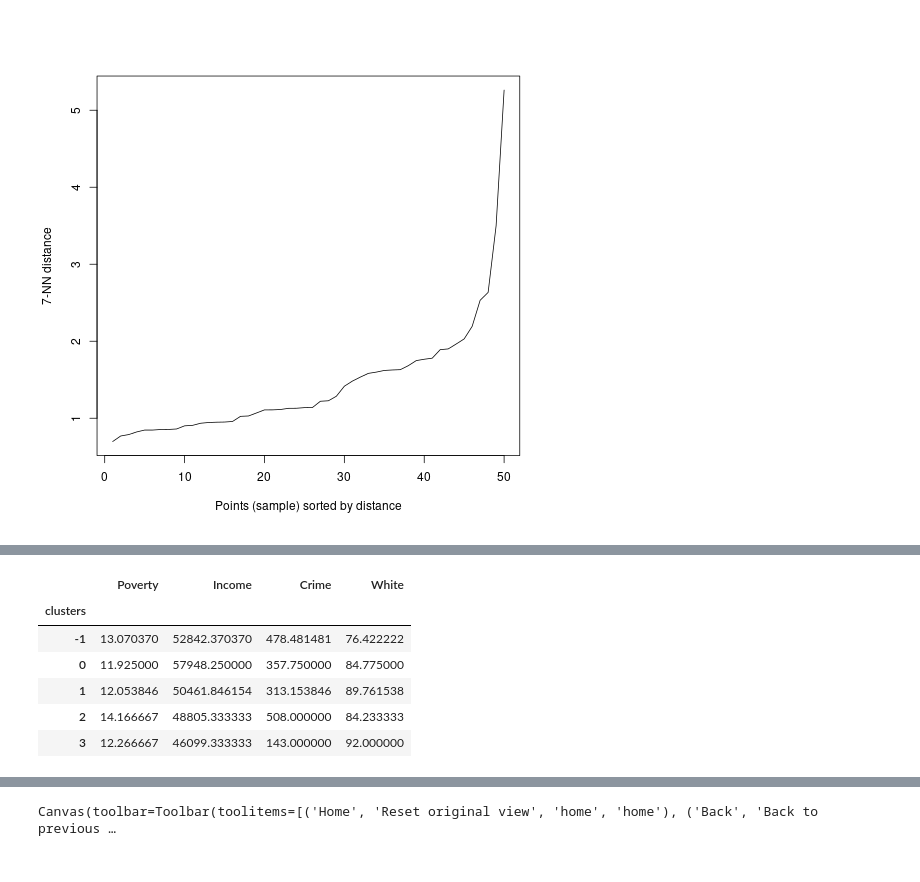
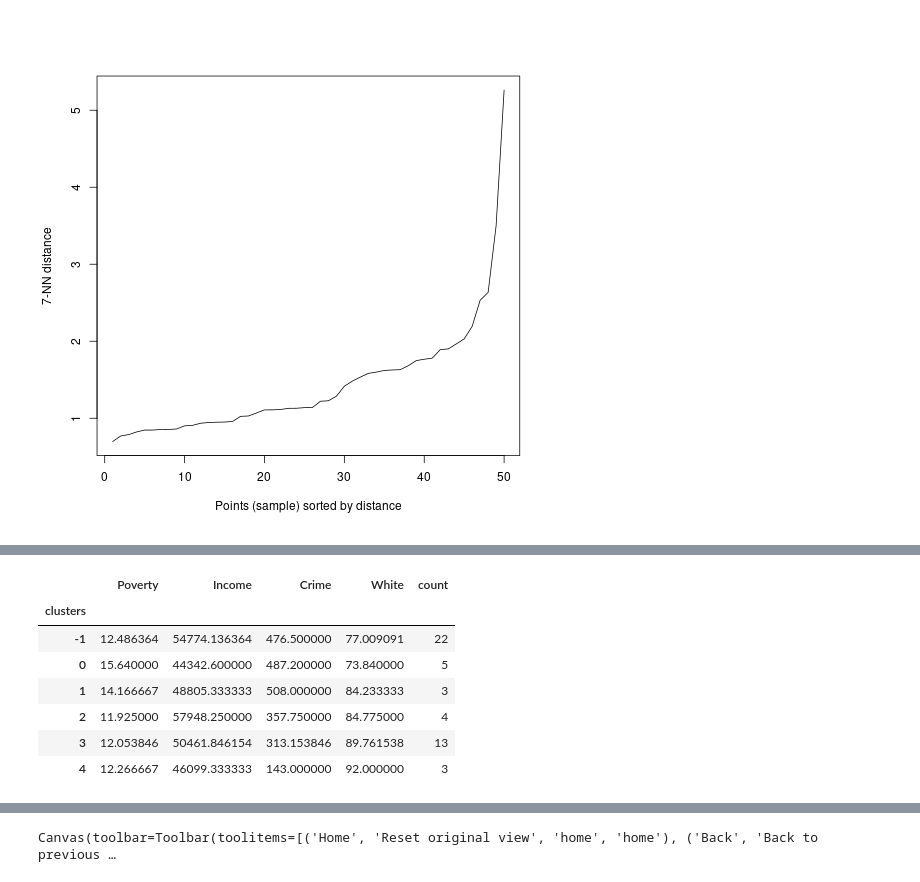
Before and after one commit to webclinic017/Python-Stock-1, a Jupyter notebook: DBScan-ElasticNet.ipynb, the cells around one changed output, grey strips where cells are left out. Drawn from its saved outputs; the diff is of its cells as text; code cells hidden in the pictures.

```diff
--- a/DBScan-ElasticNet.ipynb
+++ b/DBScan-ElasticNet.ipynb
@@ -320,7 +383,7 @@ clusters = []
 
 for i in range(0,len(eps_tries)):
 
-    db = DBSCAN(eps=eps_tries[i], min_samples=3).fit(set_)
+    db = DBSCAN(eps=eps_tries[i], min_samples=2).fit(set_)
     labels = db.labels_
     #print (labels)
     X["Clus_Db"]=labels
@@ -357,10 +411,13 @@ array([0.84616409, 0.06825231, 0.75061091, 0.94179815, 0.5773916 ,
 # %%
-all_data[all_data['clusters']>=-1][set_.columns].groupby('clusters').mean()
+summary_set = all_data[all_data['clusters']>=-1][set_.columns].groupby('clusters').mean()
+summary_set["count"] = pd.DataFrame(all_data[all_data['clusters']>=-1][set_.columns].groupby('clusters').count())[set_.columns[0]]
+summary_set
 # %% [output]
-|  | Poverty | Income | Crime | White |
-| clusters |  |  |  |  |
-| -1 | 13.070370 | 52842.370370 | 478.481481 | 76.422222 |
-| 0 | 11.925000 | 57948.250000 | 357.750000 | 84.775000 |
-| 1 | 12.053846 | 50461.846154 | 313.153846 | 89.761538 |
-| 2 | 14.166667 | 48805.333333 | 508.000000 | 84.233333 |
-| 3 | 12.266667 | 46099.333333 | 143.000000 | 92.000000 |
+|  | Poverty | Income | Crime | White | count |
+| clusters |  |  |  |  |  |
+| -1 | 12.486364 | 54774.136364 | 476.500000 | 77.009091 | 22 |
+| 0 | 15.640000 | 44342.600000 | 487.200000 | 73.840000 | 5 |
+| 1 | 14.166667 | 48805.333333 | 508.000000 | 84.233333 | 3 |
+| 2 | 11.925000 | 57948.250000 | 357.750000 | 84.775000 | 4 |
+| 3 | 12.053846 | 50461.846154 | 313.153846 | 89.761538 | 13 |
+| 4 | 12.266667 | 46099.333333 | 143.000000 | 92.000000 | 3 |
```
Also changed, not shown: parts of 11 cells of this notebook, 1 other file.
